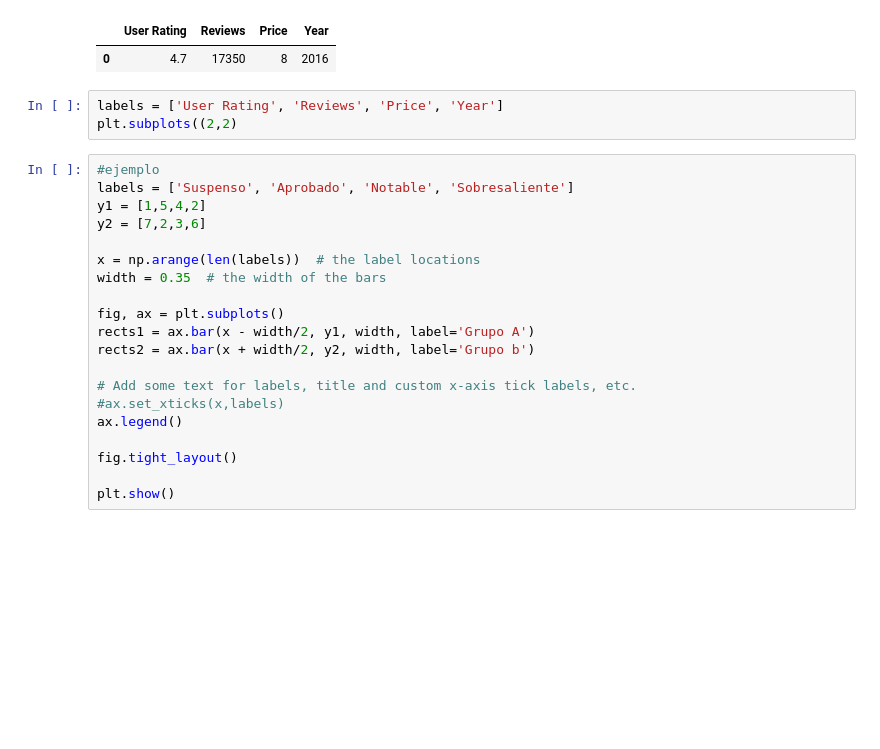
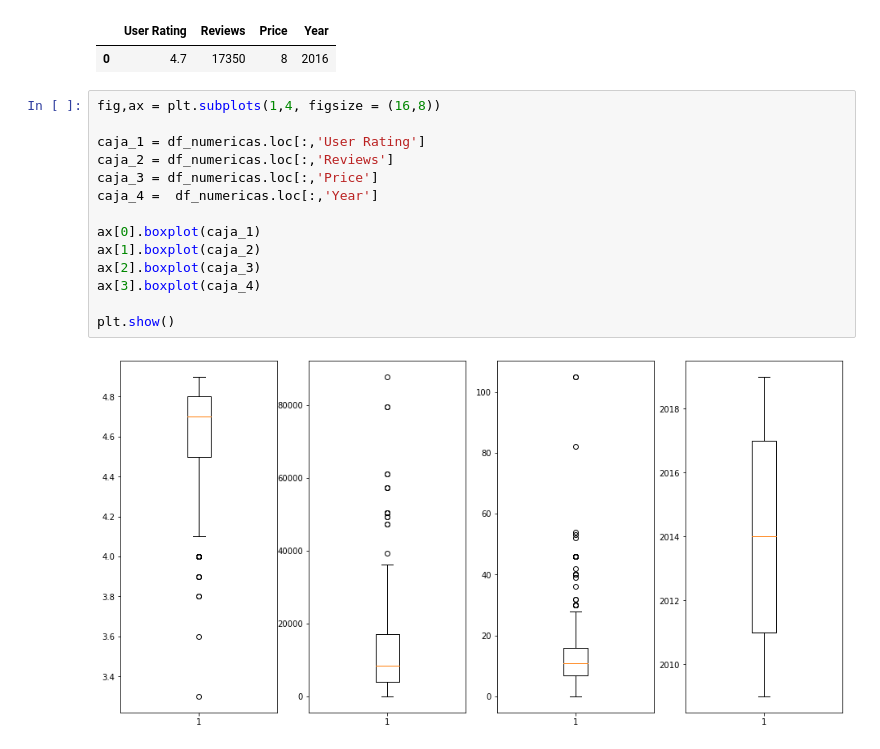
Before and after one commit to Adalab/DA-promo-A-module-2-pairprog-2-pair-3-Alicia-Laura, a Jupyter notebook: Estadistica/pair_estad_2.ipynb, the cells around one changed output. Cells and saved outputs as stored; diff of their text form; blank space fills up the shorter version.

```diff
--- a/Estadistica/pair_estad_2.ipynb
+++ b/Estadistica/pair_estad_2.ipynb
@@ -123,26 +144,19 @@ df_numericas.head(1)
 # %% [output]
 |  | User Rating | Reviews | Price | Year |
 | 0 | 4.7 | 17350 | 8 | 2016 |
-# %%
-labels = ['User Rating', 'Reviews', 'Price', 'Year']
-plt.subplots((2,2)
-# %%
-#ejemplo
-labels = ['Suspenso', 'Aprobado', 'Notable', 'Sobresaliente']
-y1 = [1,5,4,2]
-y2 = [7,2,3,6]
-
-x = np.arange(len(labels))  # the label locations
-width = 0.35  # the width of the bars
-
-fig, ax = plt.subplots()
-rects1 = ax.bar(x - width/2, y1, width, label='Grupo A')
-rects2 = ax.bar(x + width/2, y2, width, label='Grupo b')
-
-# Add some text for labels, title and custom x-axis tick labels, etc.
-#ax.set_xticks(x,labels)
-ax.legend()
-
-fig.tight_layout()
-
-plt.show()
+# %%
+fig,ax = plt.subplots(1,4, figsize = (16,8))
+
+caja_1 = df_numericas.loc[:,'User Rating']
+caja_2 = df_numericas.loc[:,'Reviews']
+caja_3 = df_numericas.loc[:,'Price']
+caja_4 =  df_numericas.loc[:,'Year']
+
+ax[0].boxplot(caja_1)
+ax[1].boxplot(caja_2)
+ax[2].boxplot(caja_3)
+ax[3].boxplot(caja_4)
+
+plt.show()
+# %% [output]
+[figure, added]
```
Also changed, not shown: parts of 20 cells of this notebook, 1 other file.
